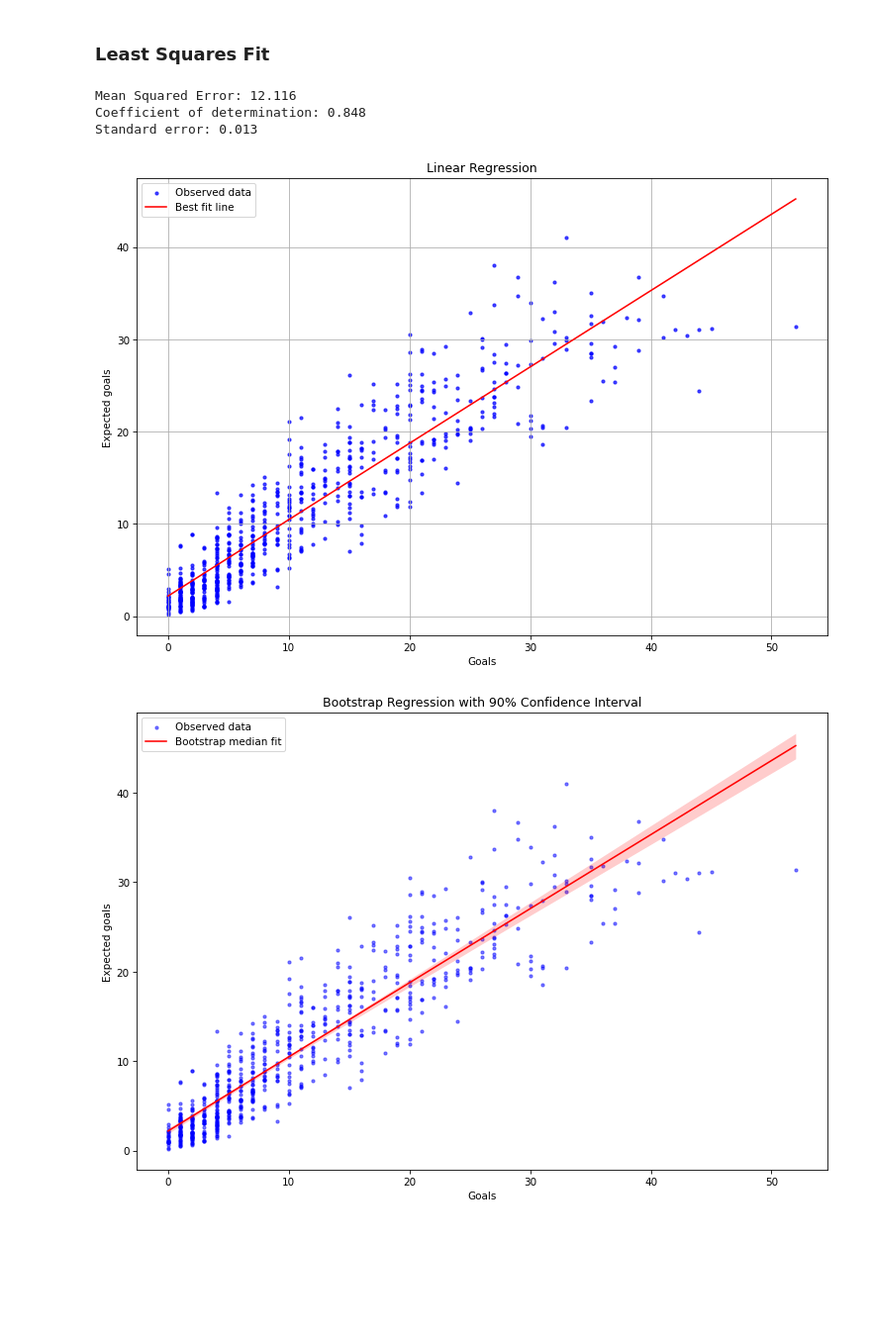
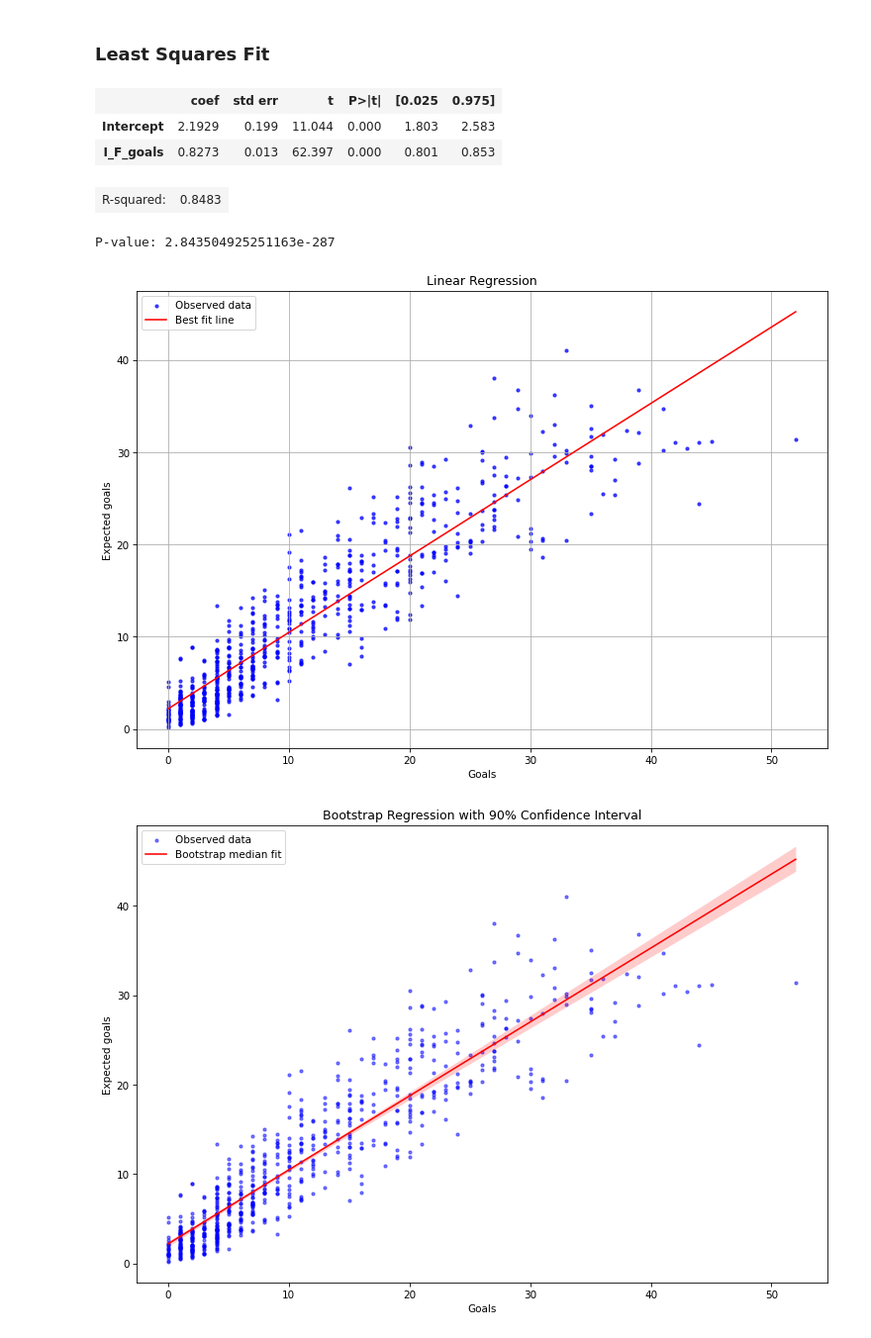
Before and after one commit to thedanicode24/moneypuck-data, a Jupyter notebook: skaters/goals.ipynb, the cells around one changed output. Shown at 99% size. Saved outputs shown, nothing was run; the diff lists cells and outputs as text; code cells hidden in the pictures; blank space fills up the shorter version.

Commit message:
linear regression with statsmodels instead of scipy

```diff
--- a/skaters/goals.ipynb
+++ b/skaters/goals.ipynb
@@ -322,13 +322,15 @@ The observed difference in mean goals was approximately 18.32. The resulting p-v
 These results provide strong statistical evidence to reject the null hypothesis, supporting the conclusion that players with higher expected goals tend to score significantly more goals.
 # %% [markdown]
 ### Least Squares Fit
-# %%
-regression_analysis.plot_linear_regression(df1, df2, xlabel=label1, ylabel=label2)
-# %% [output]
-Mean Squared Error: 12.116
-Coefficient of determination: 0.848
-Standard error: 0.013
-[figure, removed]
+# %%
+regression_analysis.plot_linear_regression(df_goals, feature1, feature2, xlabel=label1, ylabel=label2)
+# %% [output]
+|  | coef | std err | t | P>|t| | [0.025 | 0.975] |
+| Intercept | 2.1929 | 0.199 | 11.044 | 0.000 | 1.803 | 2.583 |
+| I_F_goals | 0.8273 | 0.013 | 62.397 | 0.000 | 0.801 | 0.853 |
+| R-squared: | 0.8483 |
+P-value: 2.843504925251163e-287
+[figure, added]
 # %%
 regression_analysis.plot_bootstrap_regression(df_goals, feature1, feature2, xlabel=label1, ylabel=label2)
 # %% [output]
```
Also changed, not shown: 1 other file.
